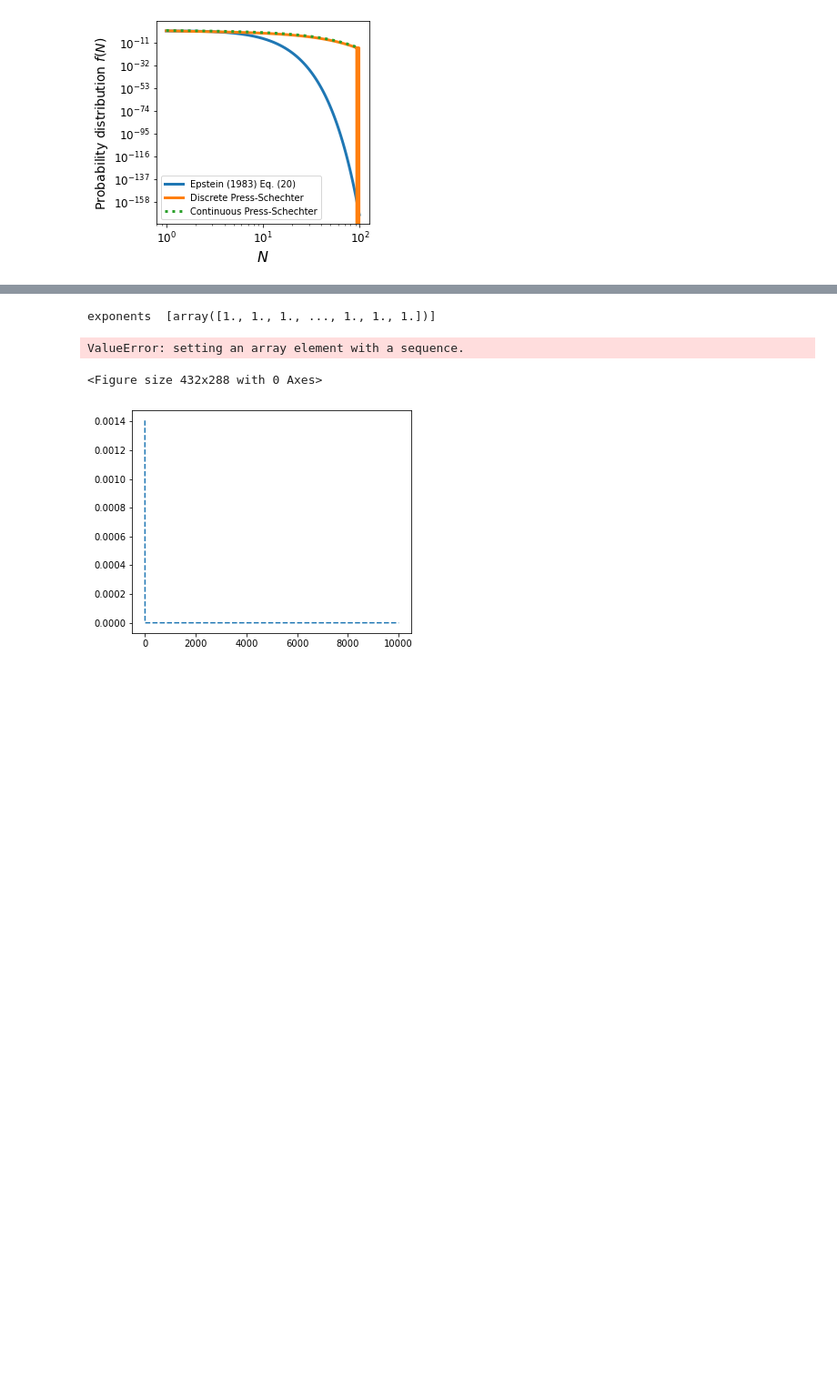
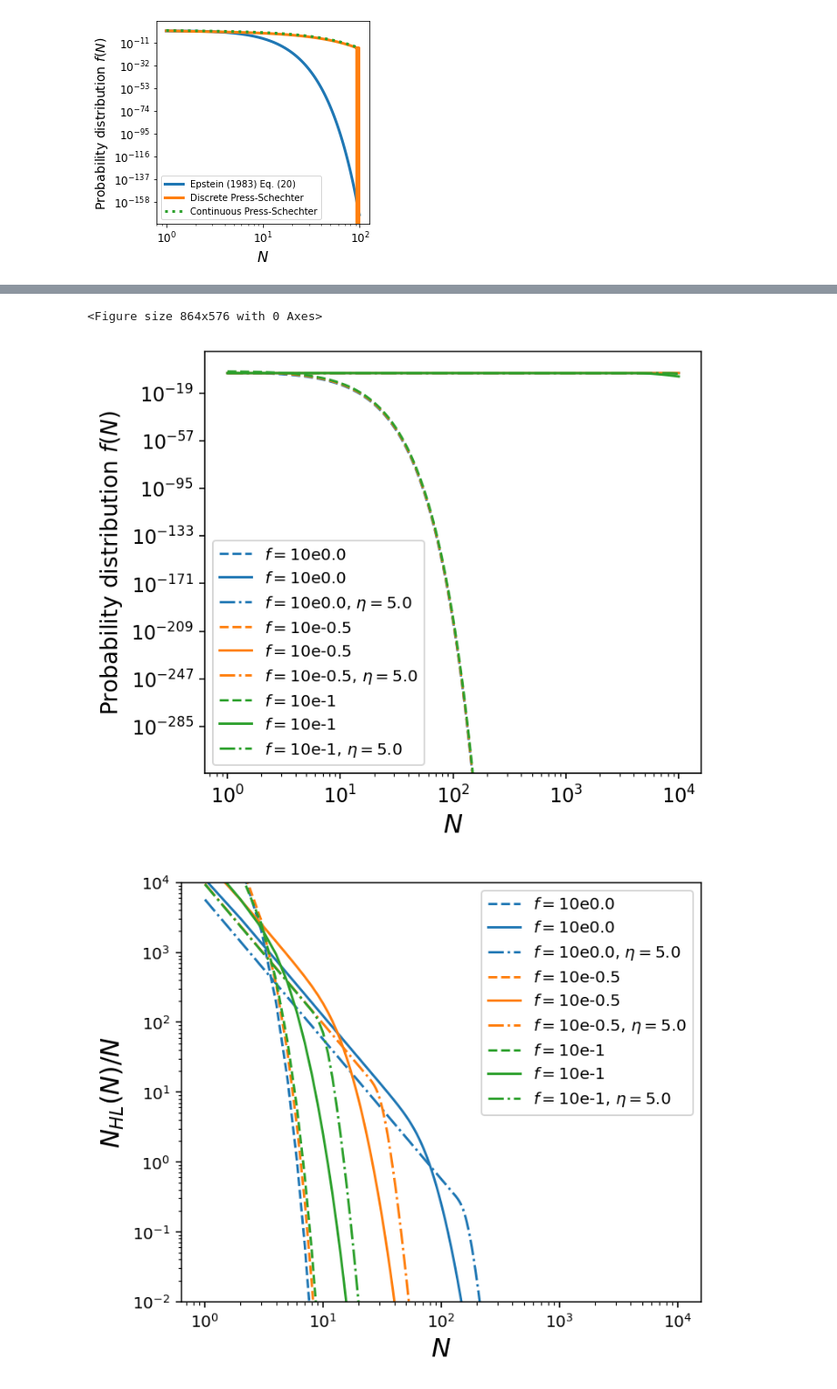
Before and after one commit to LBJ-Wade/PBH_sim_clustering, a Jupyter notebook: Epstein_plots.ipynb, the cells around one changed output, grey strips where cells are left out. Shown: that part at 91% size. Saved outputs shown, nothing was run; the diff lists cells and outputs as text; code cells hidden in the pictures; blank space fills up the shorter version.

Commit message:
Implemented full expressions in Epstein Sec 3.2, Sec 3.3

```diff
--- a/Epstein_plots.ipynb
+++ b/Epstein_plots.ipynb
@@ -297,5 +67,10 @@ print(power(base, exponent))
 # %%
- # try writing everything using exponents that can take arrays
+%matplotlib inline
+%matplotlib qt
+
+from math import pow
+from scipy.stats import poisson
+
 from scipy.optimize import fsolve
 plt.clf()
 
@@ -322,9 +97,9 @@ def powers_onepower(x, n):
 
 # pows is an array of integers n
 def powers(x, pows):
-    pows = np.zeros(len(pows))
+    pows = np.empty(len(pows))
     for i, n in enumerate(pows):
-        pows[i] = powers_onepower(x, n)
+        pows[i] = pow(x, n)
     print('pows ', pows)
     return pows
 
@@ -349,29 +124,33 @@ def epstein_spherical_anywhere_approx(k, delta, p_t):
     f_ia = interior_prob_spherical_anywhere_approx(k, k_m, est_kappa)
 
     kvals = np.arange(1, 1000)
-    f_ea = 1 / np.sum(interior_prob_spherical_anywhere(kvals, k_m, est_kappa))
+    f_ea = 1 / np.sum(interior_prob_spherical_anywhere_approx(kvals, k_m, est_kappa))
 
     return f_ia * f_ea
 
-
-def w(j, nu):
-    #print(j)
-    #print('nu (w) = ', nu[1])
-    #print('W = ', powers(nu, j) * np.exp(-nu) / factorial(j))
-    return powers(nu, j) * np.exp(-nu) / factorial(j)
+def w(k_vals, delta):
+    w = np.empty(len(k_vals))
+    for i, k in enumerate(k_vals):
+        nu_k = k / (1+delta)
+        #print('k = ', k)
+        #print(poisson.pmf(int(k-1), nu_k))
+        w[i] = poisson.pmf(int(k-1), nu_k)
+    return w
 
 def f_ic(k, delta):
-    #print(k)
-    nu_k = k/(1+delta)
-    #print('nu_k (f_ic) = ', nu_k[1])
-    return w(k-1, nu_k)
+    return w(k, delta)
+
+"""
+def w(j, nu): # pass j and nu as floats
+    print('j=', j)
+    print('nu^j =' , np.power(nu, j))
+    print('e^-nu = ', np.exp(-nu))
+    return power_by_squaring(nu, j) * np.exp(-nu) / factorial(j)
+"""
 
 def phi(k, delta):
-    #print(k)
-    #print('delta = ', delta)
     nu_k = k/(1+delta)
-    #print('nu_k (phi) = ', nu_k[1])
-    return w(k-1, nu_k) * (nu_k + k - 1) / (1 + w(k-1, nu_k))
+    return w(k, delta) * (nu_k + k - 1) / (1 + w(k, delta))
 
 # exact - eq (37) of Epstein
 def interior_prob_spherical_anywhere(k, delta, p_t):
@@ -393,9 +172,9 @@ def epstein_non_spherical_anywhere(k, delta, eta):
     return(epstein_spherical_anywhere(k, delta, (8*eta**3 - 1)))
 
 
-x = np.arange(2, 10000)
+x = np.arange(1, 10000)
 p_t = 7
-eta = 1.5
+eta = 5.
 
 pows = (0., -0.5, -1, -3/2, -2)
 pows = (0., -0.5, -1)
@@ -409,10 +188,10 @@ colors = prop_cycle.by_key()['color']
 for i, j in enumerate(pows):
     q = 10**j
     delta = 0.43 / q    # at z=999
-    delta = 0.0052   # at z=99
+    delta = 0.0052 / q  # at z=99
     plt.plot(x, epstein_spherical_centre(x, delta), linestyle = '--', label='$f = 10$e{}'.format(j), color=colors[i])
     plt.plot(x, epstein_spherical_anywhere(x, delta, p_t), label='$f = 10$e{}'.format(j), color=colors[i])
-    plt.plot(x, epstein_non_spherical_anywhere(x, delta, eta), linestyle = '-.', label='$f = 10$e{}'.format(j), color=colors[i])
+    plt.plot(x, epstein_non_spherical_anywhere(x, delta, eta), linestyle = '-.', label='$f = 10$e{}, $\eta = {}$'.format(j, eta), color=colors[i])
 
 
 #plt.ylim(10**(-10), 1.)
@@ -433,38 +212,37 @@ plt.savefig('fn_epstein.pdf')
 plt.show()
 
 
 
 fig2 = plt.figure(figsize=(5.5,4.5))
 
 #get colour cycle
 prop_cycle = plt.rcParams['axes.prop_cycle']
 colors = prop_cycle.by_key()['color']
 
 for i, j in enumerate(pows):
     q = 10**j
     delta = 0.43 / q    # at z=999
-    delta = 0.0052 / q  # at z=99
+    #delta = 0.0052 / q  # at z=99
     #print('f', q)
     delta_N = x
     plt.plot(x, (10e5*q/x) * epstein_spherical_centre(x, delta) / delta_N, linestyle = '--', label='$f = 10$e{}'.format(j), color=colors[i])
     plt.plot(x, (10e5*q/x) * epstein_spherical_anywhere(x, delta, p_t) / delta_N, label='$f = 10$e{}'.format(j), color=colors[i])
-    plt.plot(x, (10e5*q/x) * epstein_spherical_anywhere_approx(x, delta, p_t) / delta_N, linestyle = '-.', label='$f = 10$e{}'.format(j), color=colors[i])
+    plt.plot(x, (10e5*q/x) * epstein_non_spherical_anywhere(x, delta, eta) / delta_N, linestyle = '-.', label='$f = 10$e{}, $\eta = {}$'.format(j, eta), color=colors[i])
 
-plt.ylabel('$N_{HL}(N)$', fontsize=16)
+plt.ylabel('$N_{HL}(N)/N$', fontsize=16)
 plt.xlabel('$N$', fontsize=16)
 plt.xscale('log')
 plt.yscale('log')
 plt.ylim(10**(-2), 10**4)
 
 ax = fig.gca()
 ax.xaxis.set_tick_params(labelsize=12)
 ax.yaxis.set_tick_params(labelsize=12)
 
 plt.legend()
 plt.tight_layout()
-plt.savefig('n_epstein.pdf')
+plt.savefig('n_epstein_2.pdf')
 # %% [output]
-exponents  [array([1., 1., 1., ..., 1., 1., 1.])]
+<Figure size 864x576 with 0 Axes>
-ValueError: setting an array element with a sequence.
-<Figure size 432x288 with 0 Axes>
-[figure, old version]
+[figure, new version]
+[figure, added]
```
Also changed, not shown: parts of 3 cells of this notebook.
